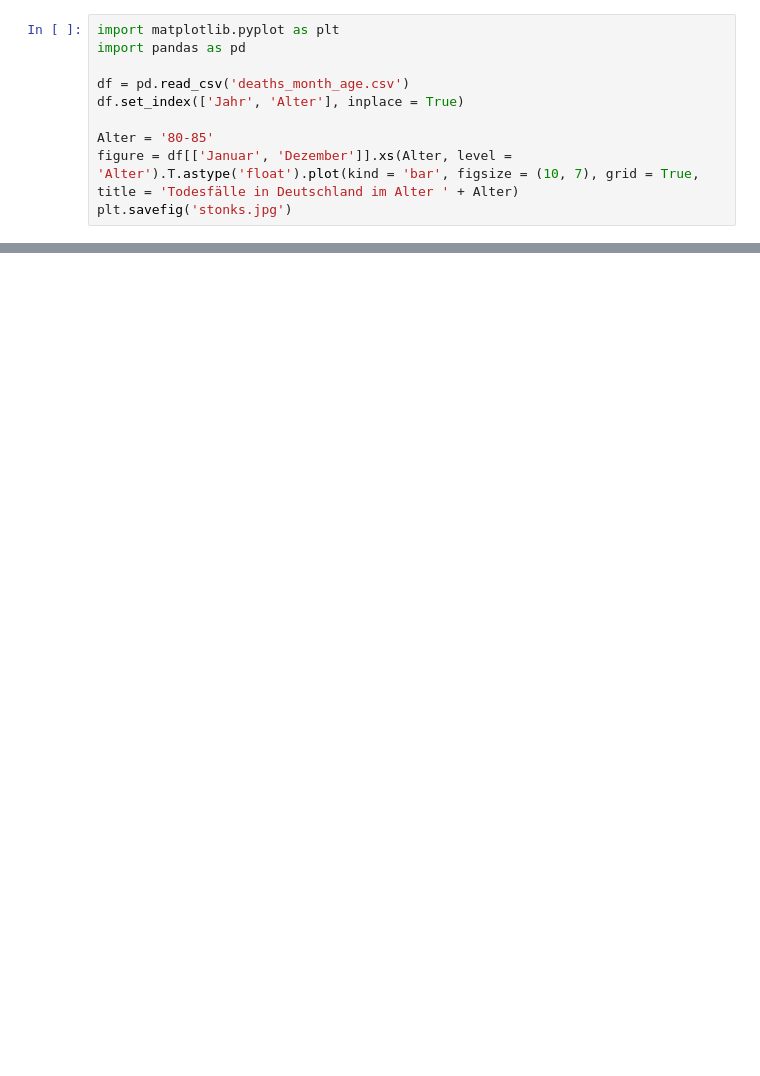
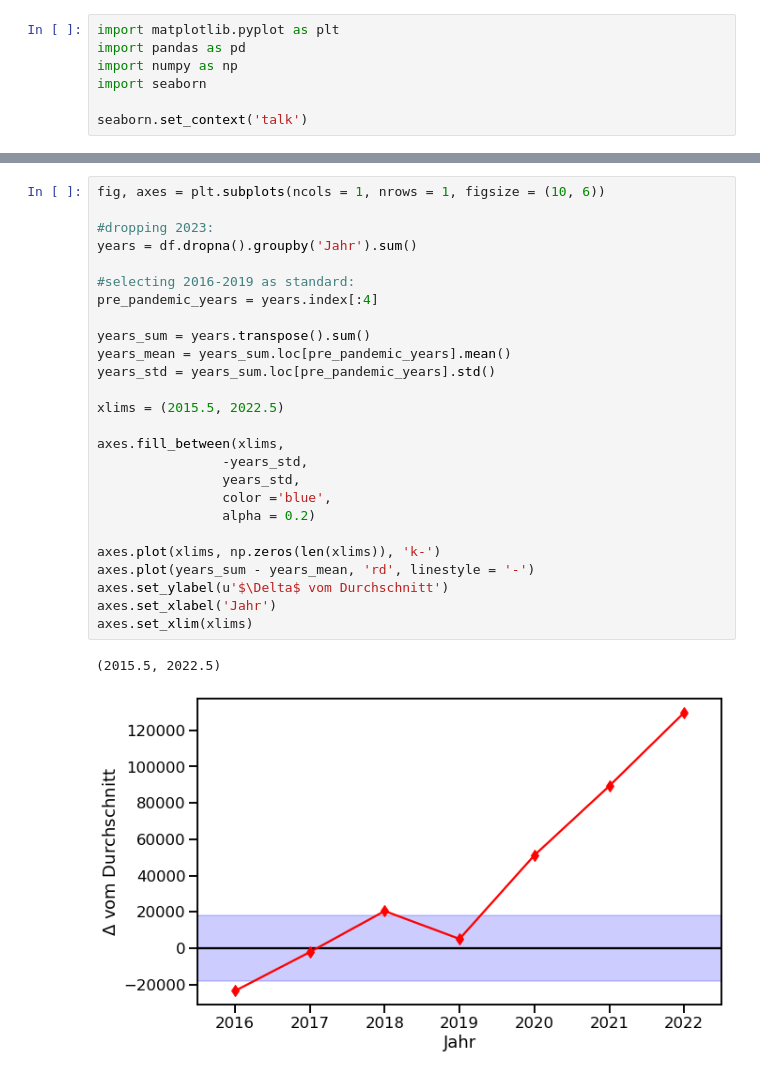
Before and after one commit to snilsn/death, a Jupyter notebook: plotting_test.ipynb, the cells around one changed output, grey strips where cells are left out. Cells and saved outputs as stored; diff of their text form; blank space fills up the shorter version.

Commit message:
database updated, new plots for individual months

```diff
--- a/plotting_test.ipynb
+++ b/plotting_test.ipynb
@@ -1,10 +1,7 @@
 # %%
 import matplotlib.pyplot as plt
 import pandas as pd
+import numpy as np
+import seaborn
 
-df = pd.read_csv('deaths_month_age.csv')
-df.set_index(['Jahr', 'Alter'], inplace = True)
-
-Alter = '80-85'
-figure = df[['Januar', 'Dezember']].xs(Alter, level = 'Alter').T.astype('float').plot(kind = 'bar', figsize = (10, 7), grid = True, title = 'Todesfälle in Deutschland im Alter ' + Alter)
-plt.savefig('stonks.jpg')
+seaborn.set_context('talk')
@@ -12,0 +28,29 @@ plt.savefig('stonks.jpg')
+# %%
+fig, axes = plt.subplots(ncols = 1, nrows = 1, figsize = (10, 6))
+
+#dropping 2023:
+years = df.dropna().groupby('Jahr').sum()
+
+#selecting 2016-2019 as standard:
+pre_pandemic_years = years.index[:4]
+
+years_sum = years.transpose().sum()
+years_mean = years_sum.loc[pre_pandemic_years].mean()
+years_std = years_sum.loc[pre_pandemic_years].std()
+
+xlims = (2015.5, 2022.5)
+
+axes.fill_between(xlims,
+                -years_std,
+                years_std,
+                color ='blue',
+                alpha = 0.2)
+
+axes.plot(xlims, np.zeros(len(xlims)), 'k-')
+axes.plot(years_sum - years_mean, 'rd', linestyle = '-')
+axes.set_ylabel(u'$\Delta$ vom Durchschnitt')
+axes.set_xlabel('Jahr')
+axes.set_xlim(xlims)
+# %% [output]
+(2015.5, 2022.5)
+[figure, added]
```
Also changed, not shown: parts of 5 cells of this notebook, 2 other files.
